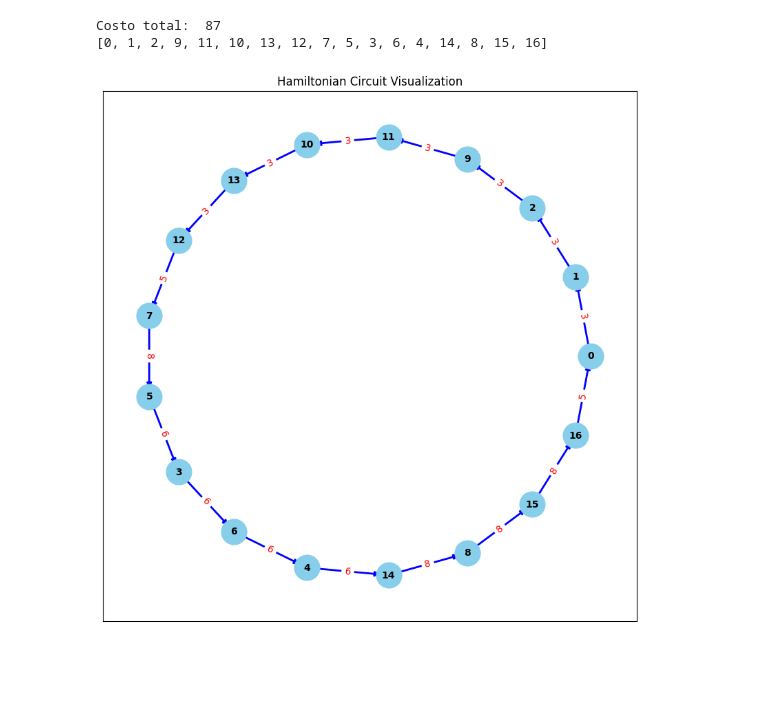
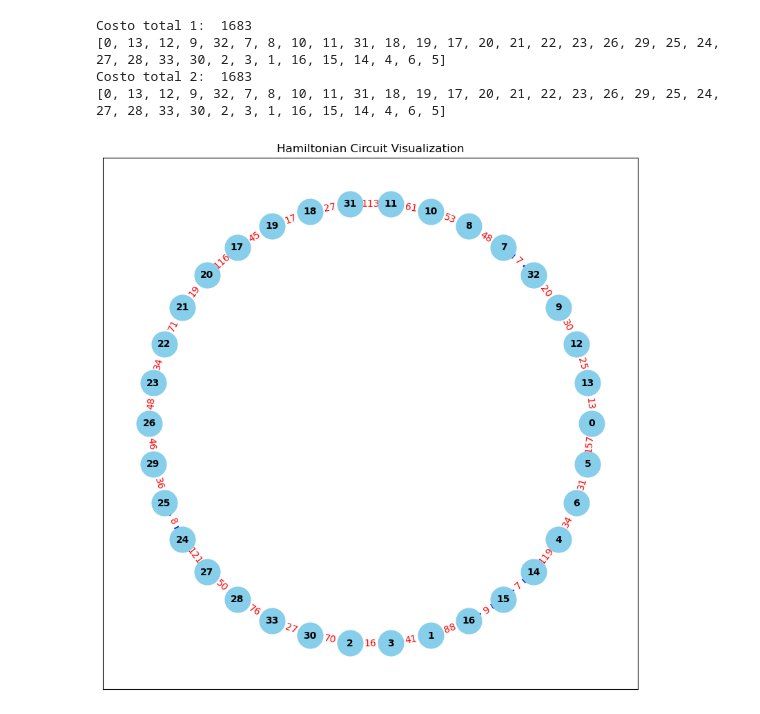
Before and after one commit to jaimeamigoUTDT/tp3, a Jupyter notebook: modelo.ipynb, the cells around one changed output. Drawn from its saved outputs; the diff is of its cells as text; code cells hidden in the pictures; blank space fills up the shorter version.

Commit message:
heuristica 2

```diff
--- a/modelo.ipynb
+++ b/modelo.ipynb
@@ -128,3 +136,30 @@ def es_factible(G, circuit):
+# %%
+def heuristica_2(G):
+    start_node = 0
+    visited = [start_node]
+    current_node = start_node
+
+    while len(visited) < len(G.nodes):
+        neighbors = [node for node in G.neighbors(current_node) if node not in visited]
+        if not neighbors:
+            break
+        next_node = neighbors[-1]  # Initialize to the last neighbor
+        min_distance = G[current_node][next_node]['weight']
+
+        for neighbor in neighbors:
+            distance = G[current_node][neighbor]['weight']
+            if distance < min_distance:
+                next_node = neighbor
+                min_distance = distance
+            elif distance == min_distance:
+                next_node = neighbor  # Choose the last one with the same minimum distance
+
+        visited.append(next_node)
+        current_node = next_node
+
+    total_cost = calcular_costo(G, visited)
+
+    return visited, total_cost
 # %%
 def operador_swap(G,solucion):
 
@@ -187,7 +222,7 @@ def busqueda_local(G, solucion, operador:str):
         return best_solution, best_cost
 # %%
 # Example usage
-filename = './instancias/br17.atsp'
+filename = './instancias/ftv33.atsp'
 dimension, pesos_aristas = leer_archivo(filename)
 
 G = crear_grafo_ATSP(dimension, pesos_aristas)
@@ -202,11 +237,19 @@ visualizar_grafo(G)
 # %%
 CH_heuristica1,total_cost = heuristica_1(G)
 
-print("Costo total: ", total_cost)
+CH_heuristica2,total_cost2 = heuristica_2(G)
+
+print("Costo total 1: ", total_cost)
 print(CH_heuristica1)
 
+print("Costo total 2: ", total_cost)
+print(CH_heuristica2)
+
 visualize_hamiltonian_circuit(G, CH_heuristica1)
+visualize_hamiltonian_circuit(G, CH_heuristica2)
 # %% [output]
-Costo total:  87
-[0, 1, 2, 9, 11, 10, 13, 12, 7, 5, 3, 6, 4, 14, 8, 15, 16]
+Costo total 1:  1683
+[0, 13, 12, 9, 32, 7, 8, 10, 11, 31, 18, 19, 17, 20, 21, 22, 23, 26, 29, 25, 24, 27, 28, 33, 30, 2, 3, 1, 16, 15, 14, 4, 6, 5]
+Costo total 2:  1683
+[0, 13, 12, 9, 32, 7, 8, 10, 11, 31, 18, 19, 17, 20, 21, 22, 23, 26, 29, 25, 24, 27, 28, 33, 30, 2, 3, 1, 16, 15, 14, 4, 6, 5]
-[figure, old version]
+[figure, new version]
```
Also changed, not shown: parts of 7 cells of this notebook.
